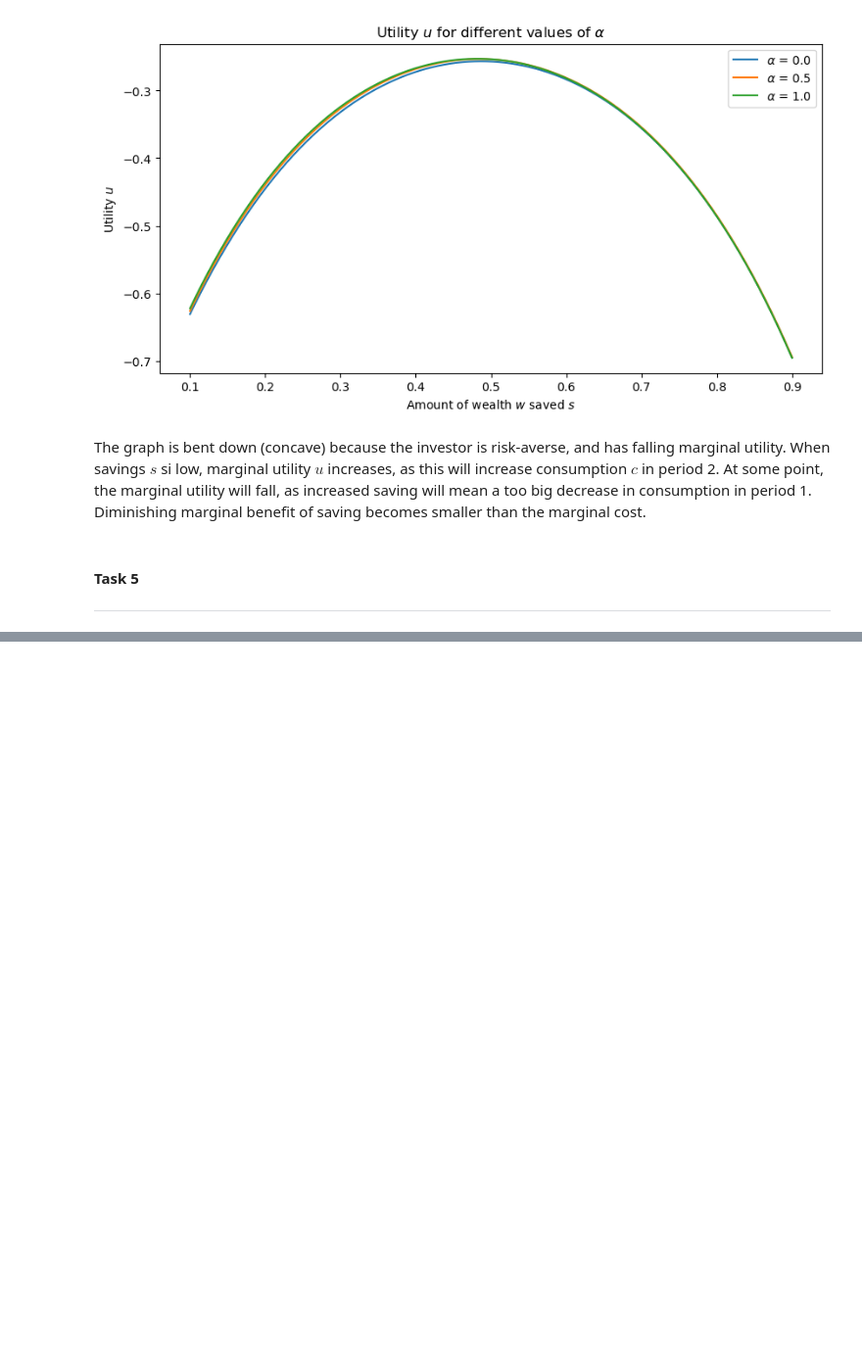
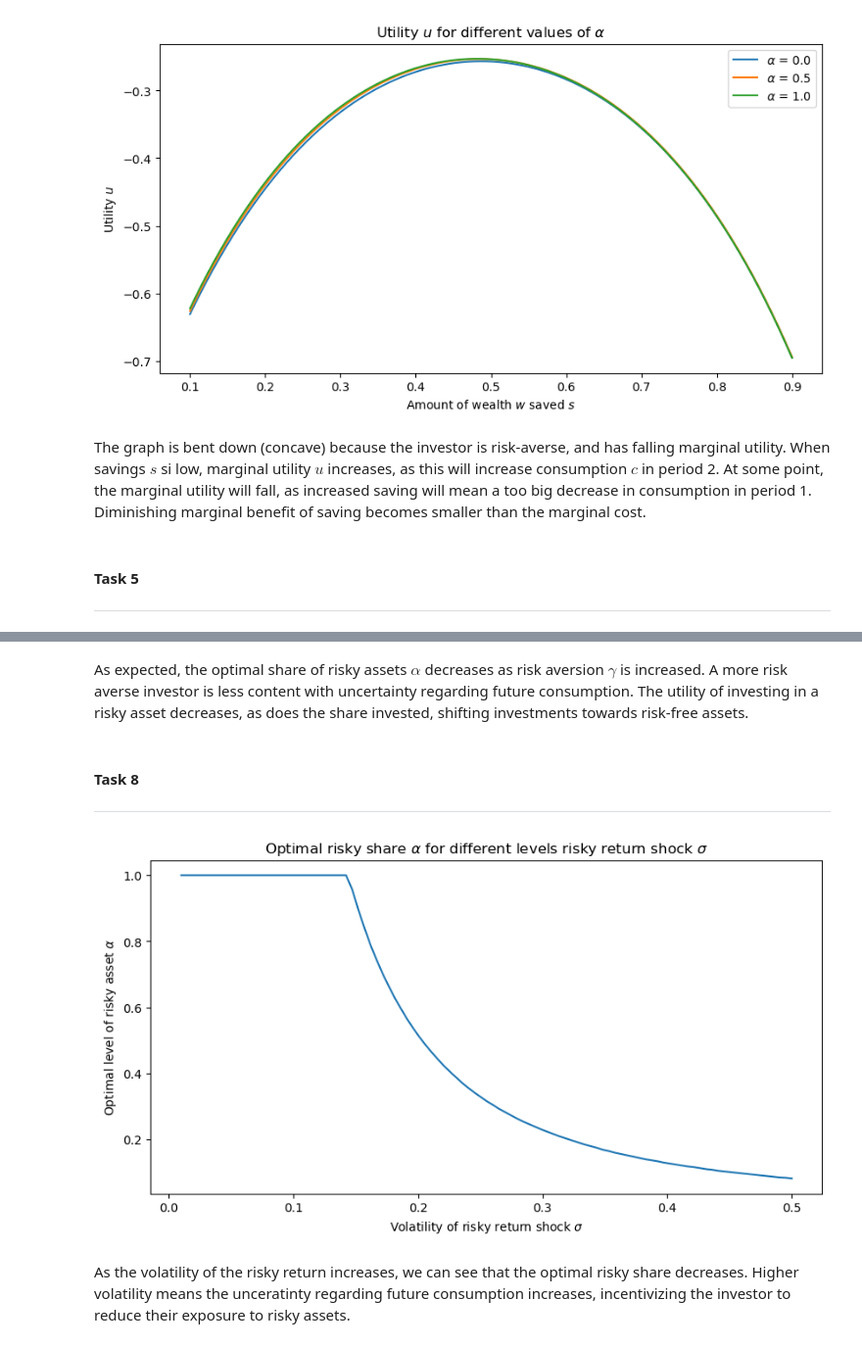
Before and after one commit to PeterTveita/FIE463, a Jupyter notebook: Assignment/Solution.ipynb, the cells around one changed output, grey strips where cells are left out. Shown at 98% size. Cells and saved outputs as stored; diff of their text form; code cells hidden in the pictures; blank space fills up the shorter version.

```diff
--- a/Assignment/Solution.ipynb
+++ b/Assignment/Solution.ipynb
@@ -180,0 +266,31 @@ The graph is bent down (concave) because the investor is risk-averse, and has fa
+# %% [markdown]
+As expected, the optimal share of risky assets $\alpha$ decreases as risk aversion $\gamma$ is increased. A more risk averse investor is less content with uncertainty regarding future consumption. The utility of investing in a risky asset decreases, as does the share invested, shifting investments towards risk-free assets.
+# %% [markdown]
+##
+**Task 8**
+***
+# %%
+sigma_grid = np.linspace(0.01, 0.5, 101)
+
+a_opt_grid = np.zeros(len(sigma_grid)) #Refresh the grid
+
+for i, sig in enumerate(sigma_grid): #Compute the optimal levels of risky share for each value of sigma
+    s_opt, a_opt, U_max = find_optimum(beta, gamma, sig, mu, w, etas, probs)
+    a_opt_grid[i] = a_opt #Stores all optimal values of alpha in a grid
+# %%
+fig, ax = plt.subplots(figsize = (10, 5))
+
+ax.plot(
+    sigma_grid,
+    a_opt_grid
+)
+
+ax.set_xlabel(rf"Volatility of risky return shock $\sigma$")
+ax.set_ylabel(rf"Optimal level of risky asset $\alpha$")
+ax.set_title(rf"Optimal risky share $\alpha$ for different levels risky return shock $\sigma$")
+
+plt.show()
+# %% [output]
+[figure, added]
+# %% [markdown]
+As the volatility of the risky return increases, we can see that the optimal risky share decreases. Higher volatility means the unceratinty regarding future consumption increases, incentivizing the investor to reduce their exposure to risky assets.
```
Also changed, not shown: parts of 6 cells of this notebook.
